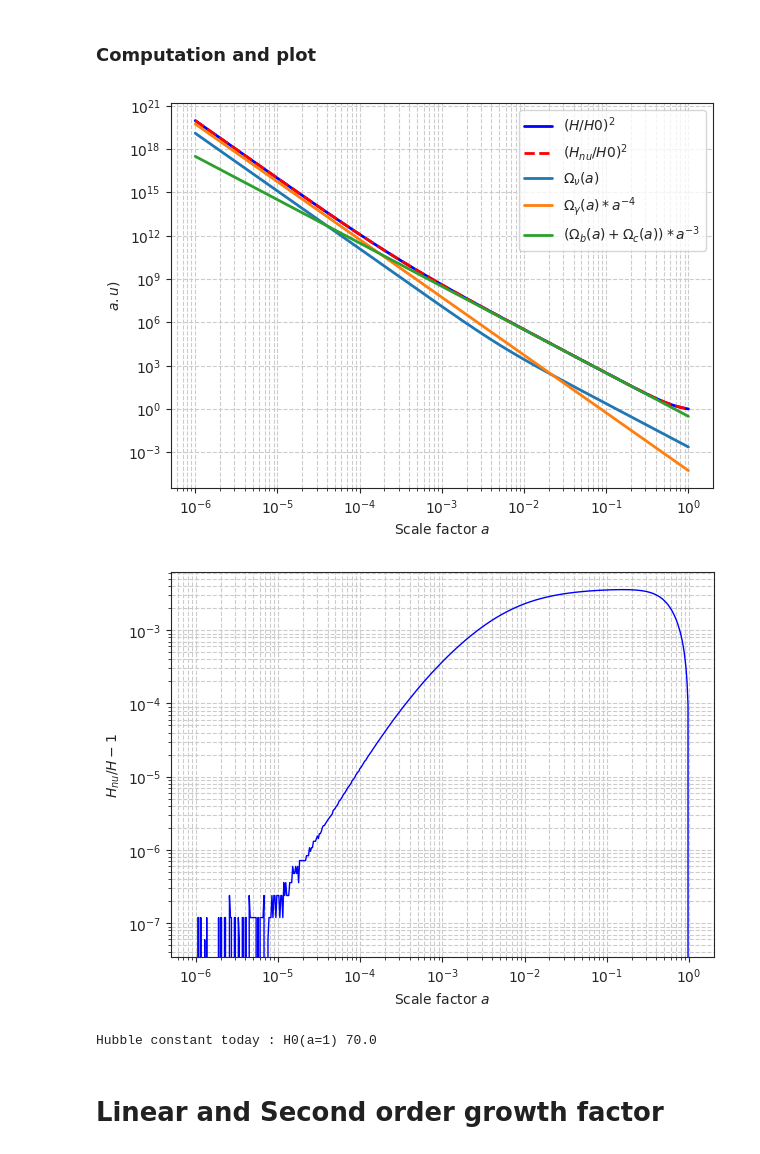
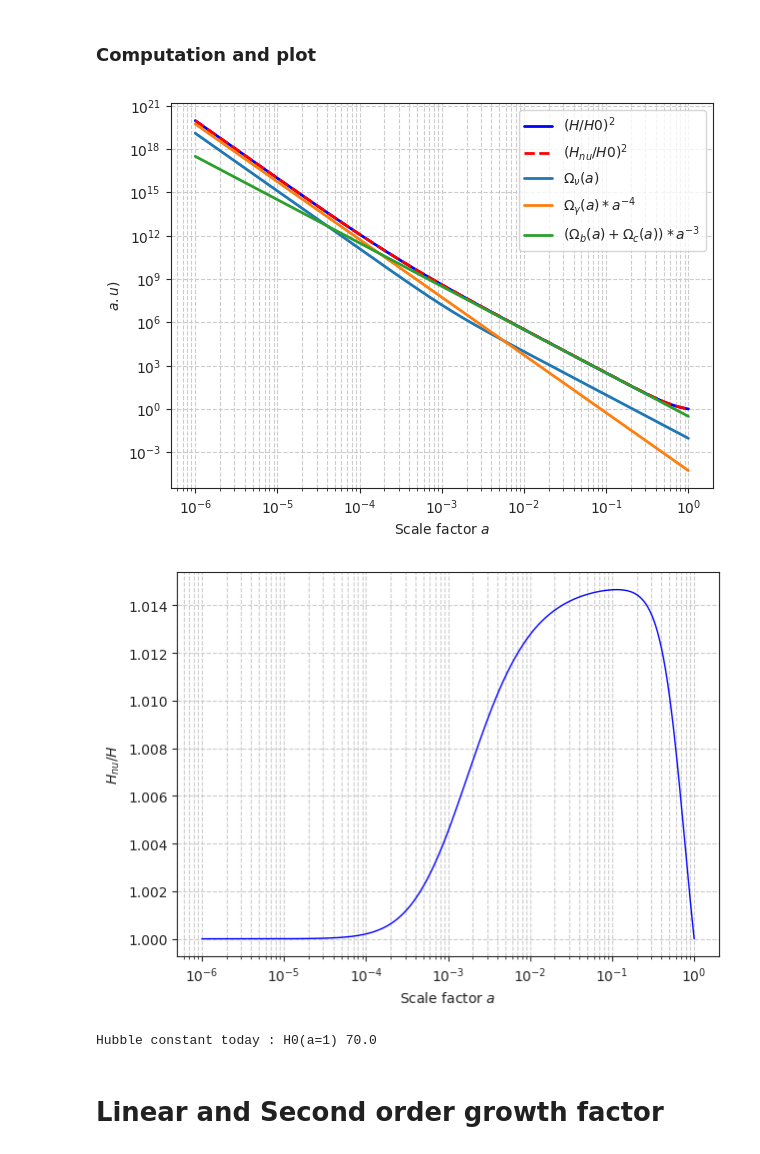
Before and after one commit to Xantyos13/DISCO-DJ, a Jupyter notebook: Neutrinos/Neutrinos_impact_on_growth.ipynb, the cells around one changed output. Drawn from its saved outputs; the diff is of its cells as text; code cells hidden in the pictures.

```diff
--- a/Neutrinos/Neutrinos_impact_on_growth.ipynb
+++ b/Neutrinos/Neutrinos_impact_on_growth.ipynb
@@ -237,6 +237,7 @@ Neutrino density today from computed neutrido density : n_nu0 (cm-3) = 111.95232
 # Energy density parameter
 # %%
 def Onu(a , amnu=amnu):
+        """Compute the exact massive neutrino density parameter and its derivative"""
         a_arr = jnp.atleast_1d(a)
 
         def one_a(aa):
@@ -250,6 +251,7 @@ def Onu(a , amnu=amnu):
         return out[0] if jnp.asarray(a).ndim == 0 else out
 
 def interp(x, xp, yp):
+    """Linear interpolation function"""
     idx = jnp.clip(jnp.searchsorted(xp, x) - 1, 0, xp.shape[0] - 2)
 
     x0 = xp[idx]
@@ -260,17 +262,29 @@ def interp(x, xp, yp):
     t = (x - x0) / (x1 - x0)
     return y0 + t * (y1 - y0)
 
-Omega_nu_table = jax.vmap ( lambda _a : Onu(_a) )(a)
-dOmega_nu_table = jax.vmap ( lambda _a : jax.grad(Onu)(_a))(a)
+Omega_nu_table = None
+dOmega_nu_table = None
+
+def Compute_Omega_nu(m):
+    global Omega_nu_table, dOmega_nu_table
+
+    Omega_nu_table = jax.vmap(
+        lambda _a: Onu(_a, m * conKeV / Tnu0)
+    )(a)
+
+    dOmega_nu_table = jax.vmap(
+        lambda _a: jax.grad(Onu)(_a, m * conKeV / Tnu0)
+    )(a)
+
+Compute_Omega_nu(mnu)
 # %%
 def Omega_nu(x):
+    """Compute the interpolated massive neutrino density parameter"""
     return interp(x, a, Omega_nu_table)
 
 def dOmega_nu(x):
+    """Compute the derivative of interpolated massive neutrino density parameter"""
     return interp(x, a, dOmega_nu_table)
-
-def dOmega_nu_ml(x):
-    return interp(x, a, dOmega_nu_table_ml)
 # %%
 #Vectorize
 Omega_nu_array = Omega_nu(a)
@@ -378,33 +394,33 @@ H_wnu = jnp.array([Hubble_const_wnu(Omega_c, Omega_b, Omega_k, ai) for ai in a])
 # %%
 #Plot H vs H_wnu
 plt.figure(figsize=(7.0, 5.0))
 plt.loglog(a, (H/H0)**2,color='blue', label=r'$(H/H0)^2$',lw=2)
 plt.loglog(a, (H_wnu/H0)**2,'r--', label=r'$(H_{nu}/H0)^2$',lw=2)
 plt.loglog(a, Omega_nu_array,  lw=2, label=r'$\Omega_\nu(a)$')
 plt.loglog(a, Omega_gamma_0*a**-4,  lw=2, label=r'$\Omega_\gamma(a)*a^{-4}$')
 plt.loglog(a, (Omega_b + Omega_c) *a**(-3),  lw=2, label=r'$(\Omega_b(a)+\Omega_c(a))*a^{-3}$')
 plt.xlabel(r'Scale factor $a$')
 plt.ylabel(r'$a.u$)')
 plt.grid(True, which='both', ls='--')
 plt.legend()
 plt.show()
 #plt.savefig('H.pgf')
 
 
 #Plot relative deviation [(H_wnu/H)-1]
 plt.figure(figsize=(7.0, 5.0))
-plt.loglog(a, abs(H_wnu/H-1),color='blue', label=r'$H_{nu}/H-1 $',lw=1)
+plt.semilogx(a, abs(H_wnu/H),color='blue', label=r'$H_{nu}/H-1 $',lw=1)
 plt.xlabel(r'Scale factor $a$')
-plt.ylabel(r'$H_{nu}/H-1$')
+plt.ylabel(r'$H_{nu}/H$')
 plt.grid(True, which='both', ls='--')
 plt.show()
 #plt.savefig('Hdiff.pgf')
 
 #Print conpute Hubble const today (to be compared with theoretical value fixed in cosmology)
 print('Hubble constant today : H0(a=1)',H[-1])
 # %% [output]
-[figure, old version]
+[figure, new version]
-[figure, old version]
+[figure, new version]
 Hubble constant today : H0(a=1) 70.0
 # %% [markdown]
 # Linear and Second order growth factor
```
Also changed, not shown: parts of 38 cells of this notebook, 10 other files.
